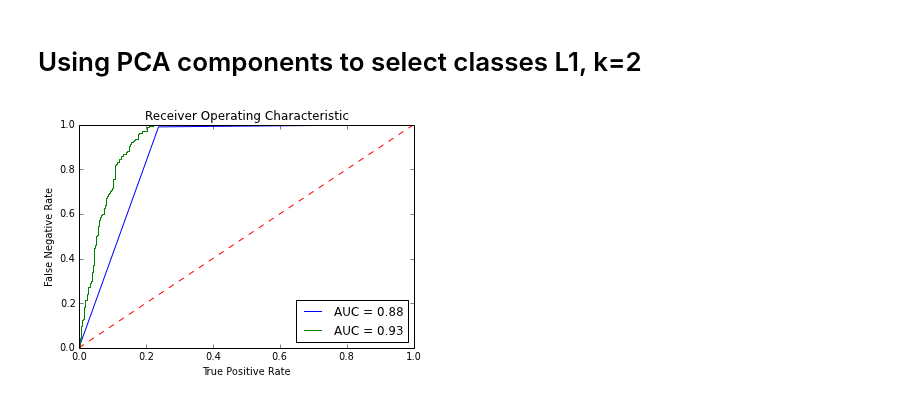
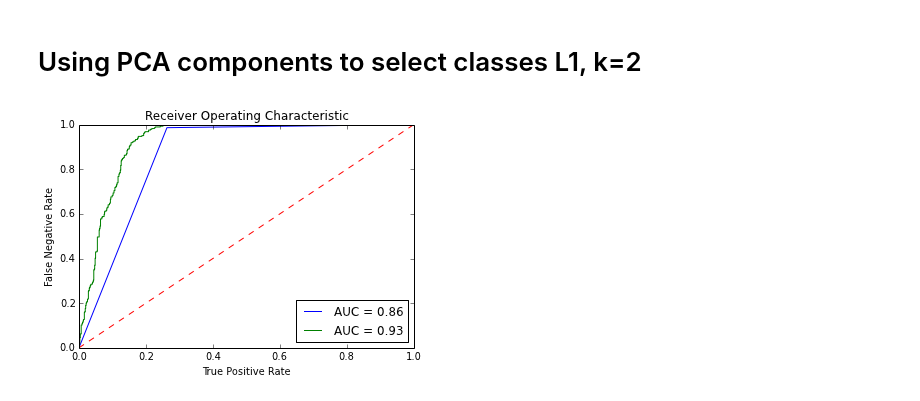
Before and after one commit to csun-math/494, a Jupyter notebook: gina/main.ipynb, the cells around one changed output. Cells and saved outputs as stored; diff of their text form; code cells hidden in the pictures.

```diff
--- a/gina/main.ipynb
+++ b/gina/main.ipynb
@@ -1,6 +1,7 @@
 # %%
 import sys
 sys.path.append("../csun/chris/")
+sys.path.insert(1,'../csun/seyed')
 
 %matplotlib inline
 from __future__ import division
@@ -18,6 +19,7 @@ from sklearn.linear_model import LogisticRegression
 from sklearn.decomposition import PCA
 from sklearn.cluster import KMeans
 from scipy.spatial.distance import cdist
+import kmeansdistance as KD
 
 def printContingencyTable(y_test, y_pred):
     confusion_matrix = metrics.confusion_matrix(y_test, y_pred)
@@ -77,21 +79,22 @@ def metaDF(gpaDF,labels): #return dataframe with metadata (such as probability o
 '''
 
 def metaDF(gpaDF,labels): #return dataframe with metadata (such as probability of graduation)
-    col=gpaDF.columns[5:]
+    df=gpaDF.copy()
+    col=df.columns[5:]
 
-    gpaDF['label']=labels
-    gpaDF['Total_Cr']=gpaDF['Transfer_Cr']+gpaDF['Inst_Cr']
+    df['label']=labels
+    df['Total_Cr']=df['Transfer_Cr']+df['Inst_Cr']
 
     def func(x,data):
         prob=data.groupby(['label']).mean()['Graduated']
         return prob[x['label']]
 
-    gpaDF['Proba_Grad']=gpaDF.apply(func,axis=1, args=[gpaDF])
+    df['Proba_Grad']=df.apply(func,axis=1, args=[df])
     col=['N_Terms', 'Graduated','label','Proba_Grad', \
                    'Transfer_Cr', 'Inst_Cr', 'Total_Cr']+list(col)
-    gpaDF=gpaDF[col]
+    df=df[col]
 
-    return gpaDF
+    return df
 
 from scipy.spatial.distance import cdist
 
@@ -802,7 +799,7 @@ plt.show()
 #Show that labels are nearly as strong as the full feature set (i.e. analog of an enterotype for student performance)
 #
 
-X=gpaDF[dfPC1.sort('eig_comp', ascending=False).head(6)['class']]
+X=gpaDF[dfPC1.sort('eig_comp', ascending=False).head(8)['class']]
 #X_train, X_test, y_train, y_test = train_test_split(X, data['Graduated'])
 X_train, X_test, y_train, y_test = train_test_split(X, gpaDF[gpaDF.columns[1:5]])
 
@@ -810,33 +807,33 @@ k=2
 
 kmeans = KMeans(n_clusters=k,  n_init=20)
 kmeans.fit(X_train)
 kfit = KD.kmeans(X_train,kmeans.cluster_centers_,metric = "cityblock")
 y_pred=predictL1(X_test, kfit)
 
 y_test=pd.DataFrame(data=y_test, columns=gpaDF.columns[1:5])
 df=metaDF(y_test, y_pred)
 
 false_positive_rate, true_positive_rate, thresholds = roc_curve(y_test['Graduated'],df['Proba_Grad'].values)
 
 roc_auc = auc(false_positive_rate, true_positive_rate)
 plt.plot(false_positive_rate, true_positive_rate, 'b', label='AUC = %0.2f' %roc_auc)
 
 
-X_train, X_test, y_train, y_test = train_test_split(gpaDF[gpaDF.columns[col]], data['Graduated'])
+X_train, X_test, y_train, y_test = train_test_split(gpaDF[gpaDF.columns[range(5,20)]], data['Graduated'])
 classifier = LogisticRegression()
-classifier.fit(X_train.reshape(len(X_train),len(col)), y_train)
+classifier.fit(X_train.reshape(len(X_train),len(range(5,20))), y_train)
 y_pred = classifier.predict_proba(X_test)[:,1]
 false_positive_rate, true_positive_rate, thresholds = roc_curve(y_test,y_pred)
 roc_auc = auc(false_positive_rate, true_positive_rate)
 plt.plot(false_positive_rate, true_positive_rate, 'g', label='AUC = %0.2f' %roc_auc)
 
 plt.title('Receiver Operating Characteristic')
 plt.legend(loc='lower right')
 plt.plot([0, 1], [0, 1], 'r--')
 plt.xlim([0.0, 1.0])
 plt.ylim([0.0, 1.0])
 plt.ylabel('False Negative Rate')
 plt.xlabel('True Positive Rate')
 plt.show()
 # %% [output]
-[figure, old version]
+[figure, new version]
```
Also changed, not shown: parts of 11 cells of this notebook.
